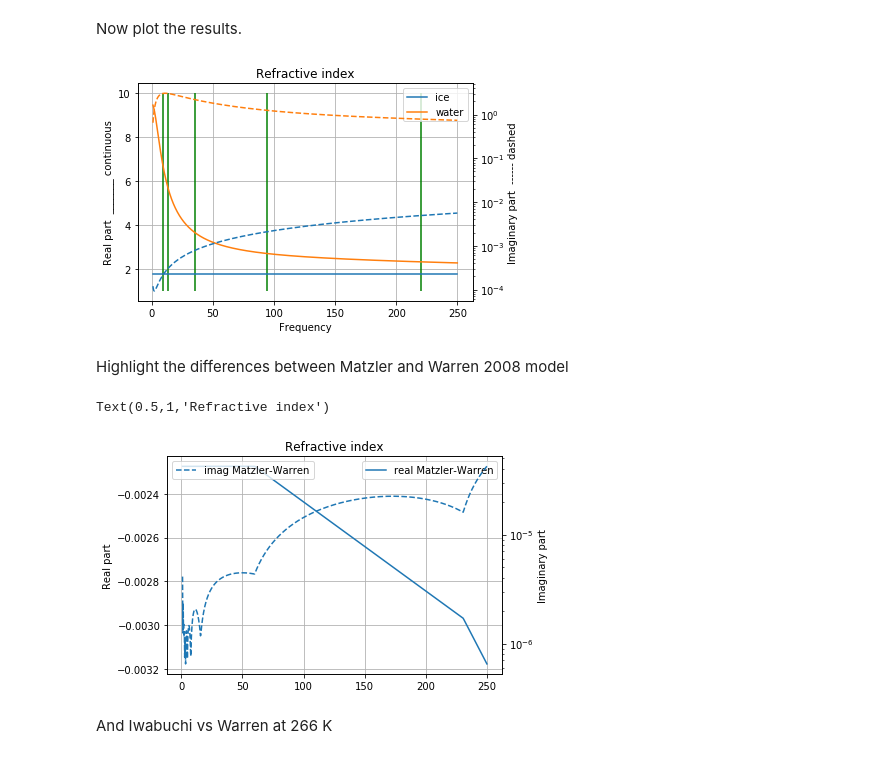
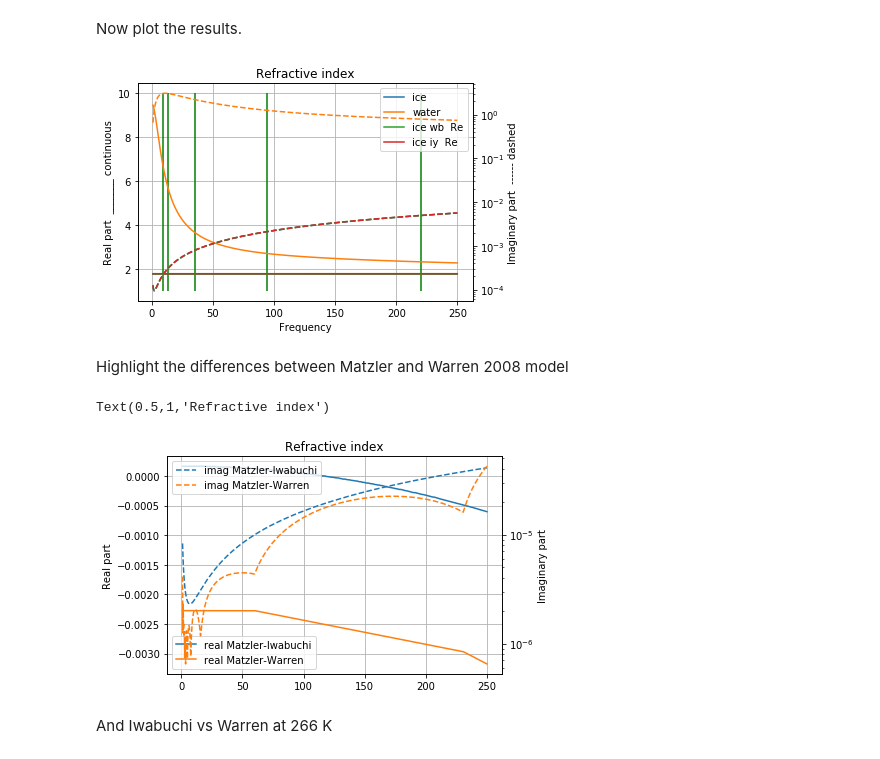
Before and after one commit to maahn/pamtra2, a Jupyter notebook: refractive/examples/plot_refractive_index_water_ice.ipynb, the cells around one changed output. Drawn from its saved outputs; the diff is of its cells as text; code cells hidden in the pictures.

Commit message:
fixed issues with iwabuchi ice model

```diff
--- a/refractive/examples/plot_refractive_index_water_ice.ipynb
+++ b/refractive/examples/plot_refractive_index_water_ice.ipynb
@@ -27,8 +27,8 @@ Now plot the results.
 f, ax = plt.subplots()
 ax.plot(Frequencies, n_ice.real,label='ice')
 ax.plot(Frequencies, n_wat.real,label='water')
-#ax.plot(Frequencies, ni_wb.real,label='ice wb  Re')
-#ax.plot(Frequencies, ni_iy.real,label='ice iy  Re')
+ax.plot(Frequencies, ni_wb.real,label='ice wb  Re')
+ax.plot(Frequencies, ni_iy.real,label='ice iy  Re')
 ax.legend()
 ax.grid()
 ax.set_ylabel('Real part  _______ continuous')
@@ -36,8 +36,8 @@ ax.vlines([9.6,13.6,35.6,94,220],ymin=1,ymax=10,colors='g')
 axt = ax.twinx()
 axt.plot(Frequencies, n_ice.imag,'--',label='ice   Im')
 axt.plot(Frequencies, n_wat.imag,'--',label='water Im')
-#axt.plot(Frequencies, ni_wb.imag,'--',label='ice wb Im')
-#axt.plot(Frequencies, ni_iy.imag,'--',label='ice iy Im')
+axt.plot(Frequencies, ni_wb.imag,'--',label='ice wb Im')
+axt.plot(Frequencies, ni_iy.imag,'--',label='ice iy Im')
 axt.set_yscale('log')
 #axt.legend()
 axt.set_ylabel('Imaginary part  ------ dashed')
@@ -45,24 +45,26 @@ ax.set_title('Refractive index')
 ax.set_xlabel('Frequency')
 plt.savefig('refractive_indexes.pdf')
 # %% [output]
-[figure, old version]
+[figure, new version]
 # %% [markdown]
 Highlight the differences between Matzler and Warren 2008 model
 # %%
 f, ax = plt.subplots()
+ax.plot(Frequencies, n_ice.real-ni_iy.real,label='real Matzler-Iwabuchi')
 ax.plot(Frequencies, n_ice.real-ni_wb.real,label='real Matzler-Warren')
 ax.legend()
 ax.grid()
 ax.set_ylabel('Real part')
 axt = ax.twinx()
+axt.plot(Frequencies, abs(n_ice.imag-ni_iy.imag),'--',label='imag Matzler-Iwabuchi')
 axt.plot(Frequencies, abs(n_ice.imag-ni_wb.imag),'--',label='imag Matzler-Warren')
 axt.set_yscale('log')
 axt.legend()
 axt.set_ylabel('Imaginary part')
 ax.set_title('Refractive index')
 # %% [output]
 Text(0.5,1,'Refractive index')
-[figure, old version]
+[figure, new version]
 # %% [markdown]
 And Iwabuchi vs Warren at 266 K
 # %%
```
Also changed, not shown: 1 other file.
